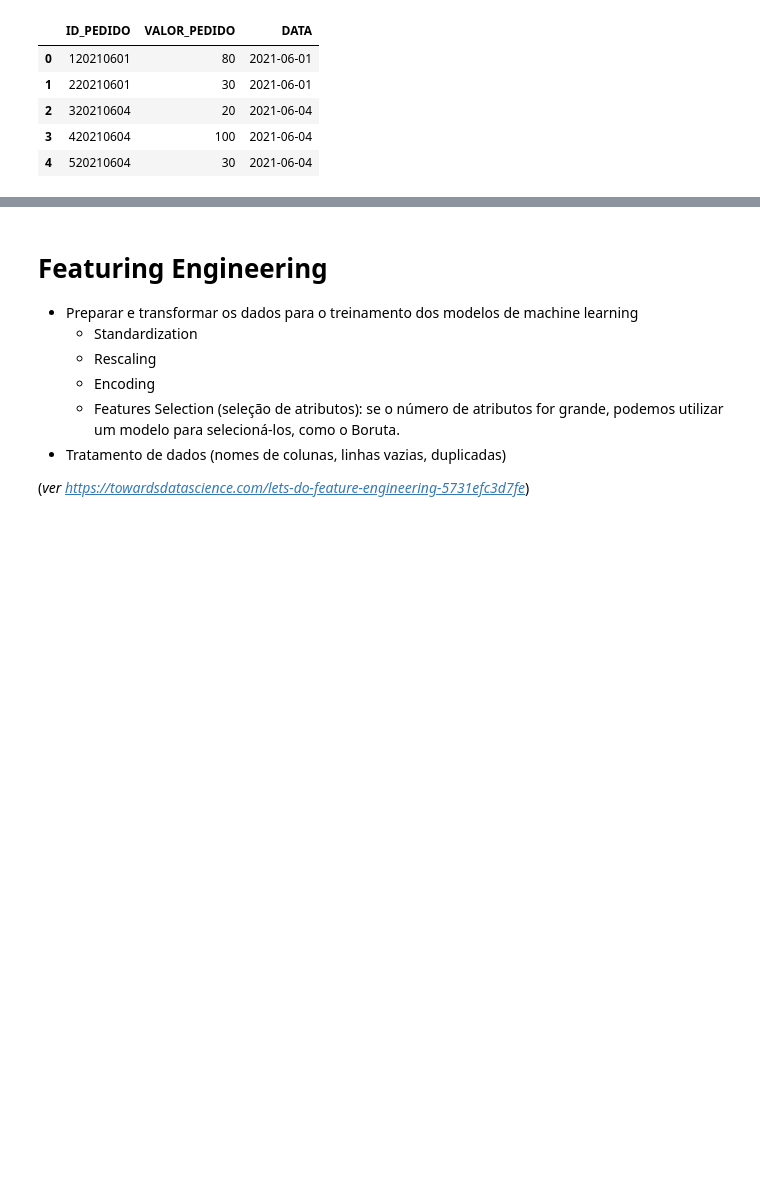
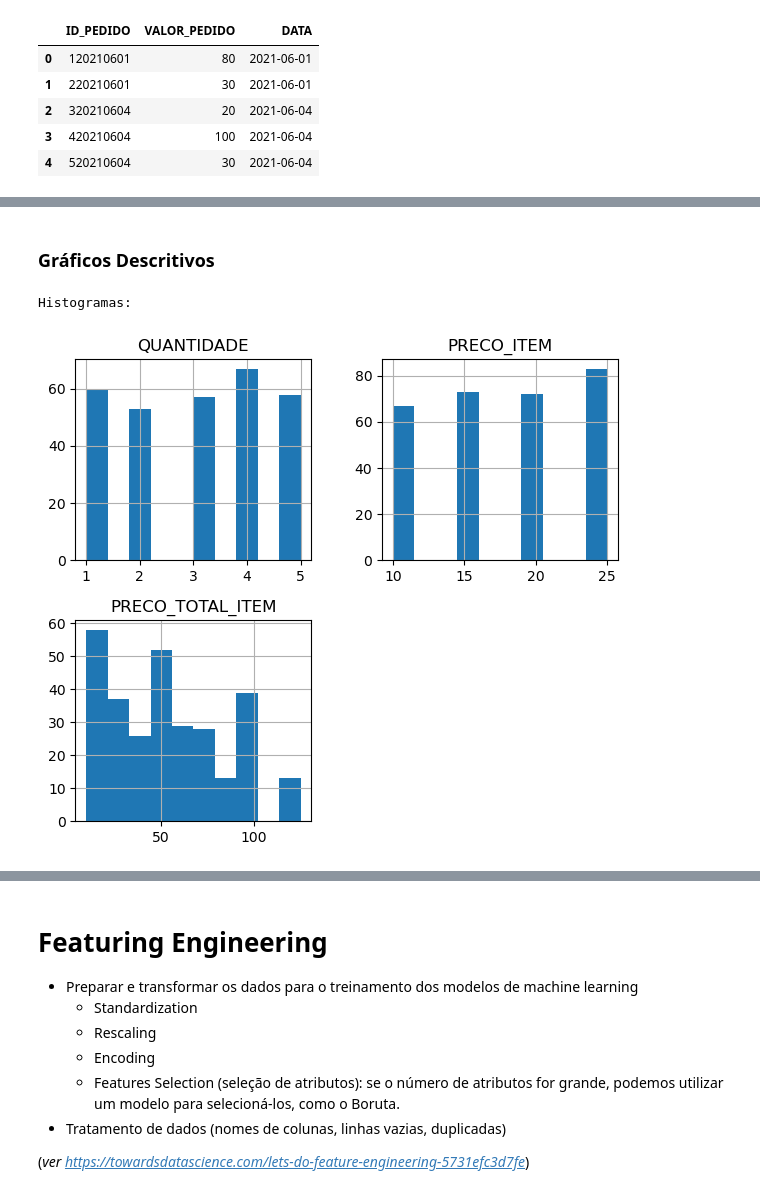
Before and after one commit to joaomj/case_mrhealth, a Jupyter notebook: notebook.ipynb, the cells around one changed output, grey strips where cells are left out. Drawn from its saved outputs; the diff is of its cells as text; code cells hidden in the pictures; blank space fills up the shorter version.

```diff
--- a/notebook.ipynb
+++ b/notebook.ipynb
@@ -111,0 +164,10 @@ A partir da análise exploratória, levantar algumas hipóteses para obter insig
+# %% [markdown]
+### Gráficos Descritivos
+# %%
+# histogramas
+print('\nHistogramas:')
+df_itens_pedido.drop(columns='ID_PEDIDO').hist(figsize=(7,6))
+plt.show()
+# %% [output]
+Histogramas:
+[figure, added]
```
Also changed, not shown: parts of 17 cells of this notebook, 1 other file.
